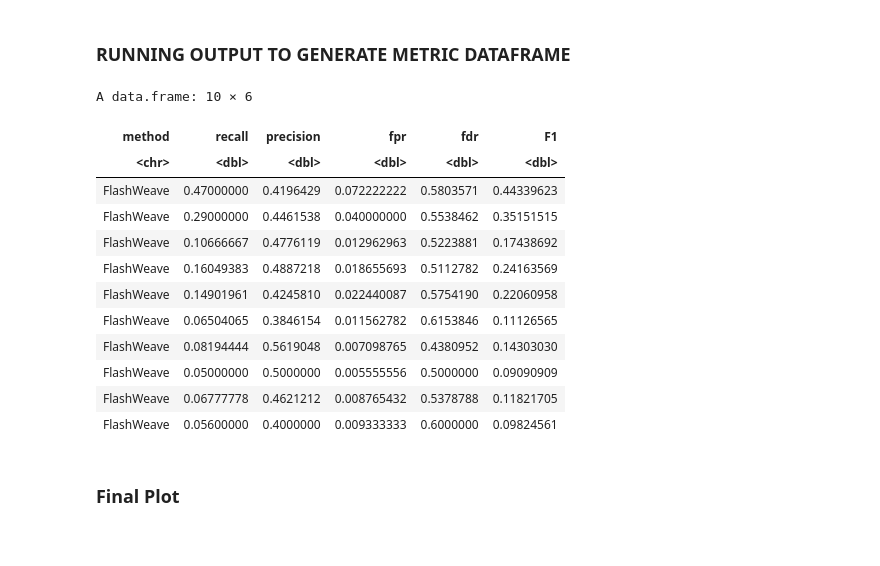
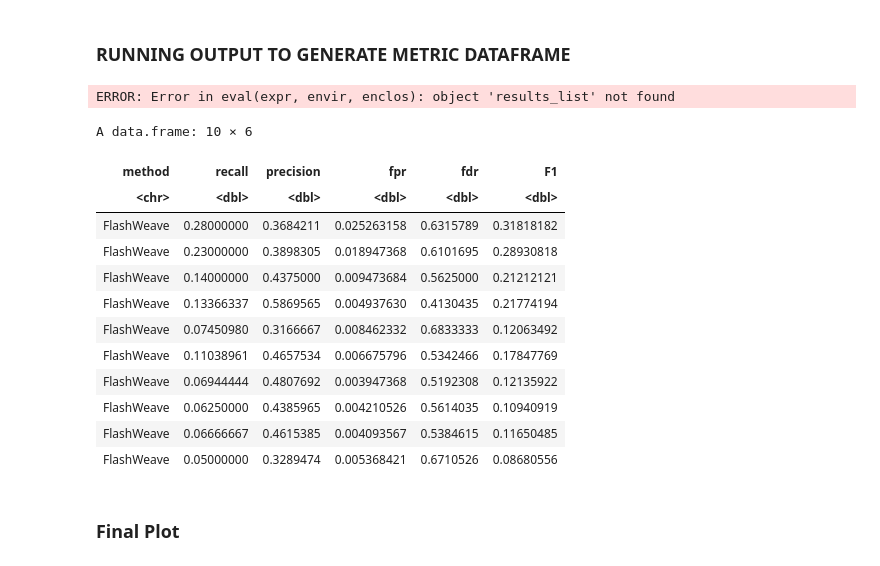
Before and after one commit to Zakir-Hossine/Benchmark_study_makarsa, a Jupyter notebook: Benchmark.ipynb, the cells around one changed output. Cells and saved outputs as stored; diff of their text form; code cells hidden in the pictures.

```diff
--- a/Benchmark.ipynb
+++ b/Benchmark.ipynb
@@ -11,11 +11,11 @@ library(GUniFrac)
 #ecam dataframe
 #file_paths <- c("data/ecam_tutorial/ecam_otu.tsv")
 #pd dataframe
-#file_paths <- c("data/PD/pd_otu.tsv")
+file_paths <- c("data/PD/pd_otu.tsv")
 #american_gut dataframe
 #file_paths <- c("data/american_gut/american_gut_otu.tsv")
 #IDB dataframe
-file_paths <- c("data/IBD/ibd_otu.tsv")
+#file_paths <- c("data/IBD/ibd_otu.tsv")
 #Study_12021
 #file_paths <- c("data/SIFM/sifm_otu.tsv")
 
@@ -25,9 +25,9 @@ list_of_dfs <- lapply(file_paths, function(file) read.table(file, sep = '\t', he
 # Specify the number of features you want to include in your simulated data respectively
 # %%
 #sample_size=list(length(rownames(list_of_dfs$ecam)),length(rownames(list_of_dfs$pd)))
-#sample_size=list(1000,2000,3000,4050,5100,6150,7200,8000,9000,10000) # for pd dataframe
+sample_size=list(1000,2000,3000,4050,5100,6150,7200,8000,9000,10000) # for pd dataframe
 #sample_size=list(1000,2000,3000,4000,5000,6000,7000,8000,9000,10000,11000,12000,13000) # for ecam dataframe
-sample_size=list(4000,5000,6000,6500,7000,7500,8000,8500,9000) # for IDB dataframe
+#sample_size=list(4000,5000,6000,6500,7000,7500,8000,8500,9000) # for IDB dataframe
 #sample_size=list(1000,1100,1200,1400,1600,1700,1800,1900,2500) # for study_12021
 #sample_size=list(1200,2500,3000,4500,5500,6500,7500,8400,9500,11000,12000,13000,14000,15000,16000,17000) # for for american_gut dataframe
 # %%
@@ -48,9 +48,9 @@ for(i in 1:length(list_of_dfs)) {
     simulation[[i]] <- vector("list", num_sizes)
     for(j in 1:length(sample_size)){
     simulation[[i]][[j]] <- SimulateMSeq(
-ref.otu.tab = list_of_dfs[[i]], nSam = 600, nOTU = sample_size[[j]],
+ref.otu.tab = list_of_dfs[[i]], nSam = 350, nOTU = sample_size[[j]],
 # True signal setting
-diff.otu.pct = 0.1, diff.otu.direct = c("unbalanced"),
+diff.otu.pct = 0.2, diff.otu.direct = c("unbalanced"),
 diff.otu.mode = c("abundant"),
 covariate.type = c("binary"), grp.ratio = 1,
 covariate.eff.mean = 1.0, covariate.eff.sd = 0,
@@ -381,10 +381,13 @@ run_ancombc2<- function(raw_data){
 # Load a specific simulated data
 
 #simulation <- readRDS("data/simulated_data/sifm_otu.rds")
-simulation <- readRDS("data/simulated_data/pd_otu.rds")
+#simulation <- readRDS("data/simulated_data/pd_otu.rds")
 #simulation <- readRDS("data/simulated_data/ibd_otu.rds")
 #simulation <- readRDS("data/simulated_data/ecam_otu.rds")
 #simulation <- readRDS("data/simulated_data/american_gut_otu.rds")
+
+
+simulation <- readRDS("data/simulated_data/pd_otu_05.rds")
 # %%
 # specify corresponding sample size
 #sample_size=list(length(rownames(list_of_dfs$ecam)),length(rownames(list_of_dfs$pd)))
@@ -532,19 +535,21 @@ for(method in methods_to_run) {
 
     precision_recall_df <- rbind(precision_recall_df, tmp_df)
 }
+# %% [output]
+ERROR: Error in eval(expr, envir, enclos): object 'results_list' not found
 # %%
-#precision_recall_df
+precision_recall_df
 # %% [output]
 A data.frame: 10 × 6
 | method | recall | precision | fpr | fdr | F1 |
 | <chr> | <dbl> | <dbl> | <dbl> | <dbl> | <dbl> |
-| FlashWeave | 0.47000000 | 0.4196429 | 0.072222222 | 0.5803571 | 0.44339623 |
-| FlashWeave | 0.29000000 | 0.4461538 | 0.040000000 | 0.5538462 | 0.35151515 |
-| FlashWeave | 0.10666667 | 0.4776119 | 0.012962963 | 0.5223881 | 0.17438692 |
-| FlashWeave | 0.16049383 | 0.4887218 | 0.018655693 | 0.5112782 | 0.24163569 |
-| FlashWeave | 0.14901961 | 0.4245810 | 0.022440087 | 0.5754190 | 0.22060958 |
-| FlashWeave | 0.06504065 | 0.3846154 | 0.011562782 | 0.6153846 | 0.11126565 |
-| FlashWeave | 0.08194444 | 0.5619048 | 0.007098765 | 0.4380952 | 0.14303030 |
-| FlashWeave | 0.05000000 | 0.5000000 | 0.005555556 | 0.5000000 | 0.09090909 |
-| FlashWeave | 0.06777778 | 0.4621212 | 0.008765432 | 0.5378788 | 0.11821705 |
-| FlashWeave | 0.05600000 | 0.4000000 | 0.009333333 | 0.6000000 | 0.09824561 |
+| FlashWeave | 0.28000000 | 0.3684211 | 0.025263158 | 0.6315789 | 0.31818182 |
+| FlashWeave | 0.23000000 | 0.3898305 | 0.018947368 | 0.6101695 | 0.28930818 |
+| FlashWeave | 0.14000000 | 0.4375000 | 0.009473684 | 0.5625000 | 0.21212121 |
+| FlashWeave | 0.13366337 | 0.5869565 | 0.004937630 | 0.4130435 | 0.21774194 |
+| FlashWeave | 0.07450980 | 0.3166667 | 0.008462332 | 0.6833333 | 0.12063492 |
+| FlashWeave | 0.11038961 | 0.4657534 | 0.006675796 | 0.5342466 | 0.17847769 |
+| FlashWeave | 0.06944444 | 0.4807692 | 0.003947368 | 0.5192308 | 0.12135922 |
+| FlashWeave | 0.06250000 | 0.4385965 | 0.004210526 | 0.5614035 | 0.10940919 |
+| FlashWeave | 0.06666667 | 0.4615385 | 0.004093567 | 0.5384615 | 0.11650485 |
+| FlashWeave | 0.05000000 | 0.3289474 | 0.005368421 | 0.6710526 | 0.08680556 |
```
Also changed, not shown: parts of 36 cells of this notebook, 58 other files.
